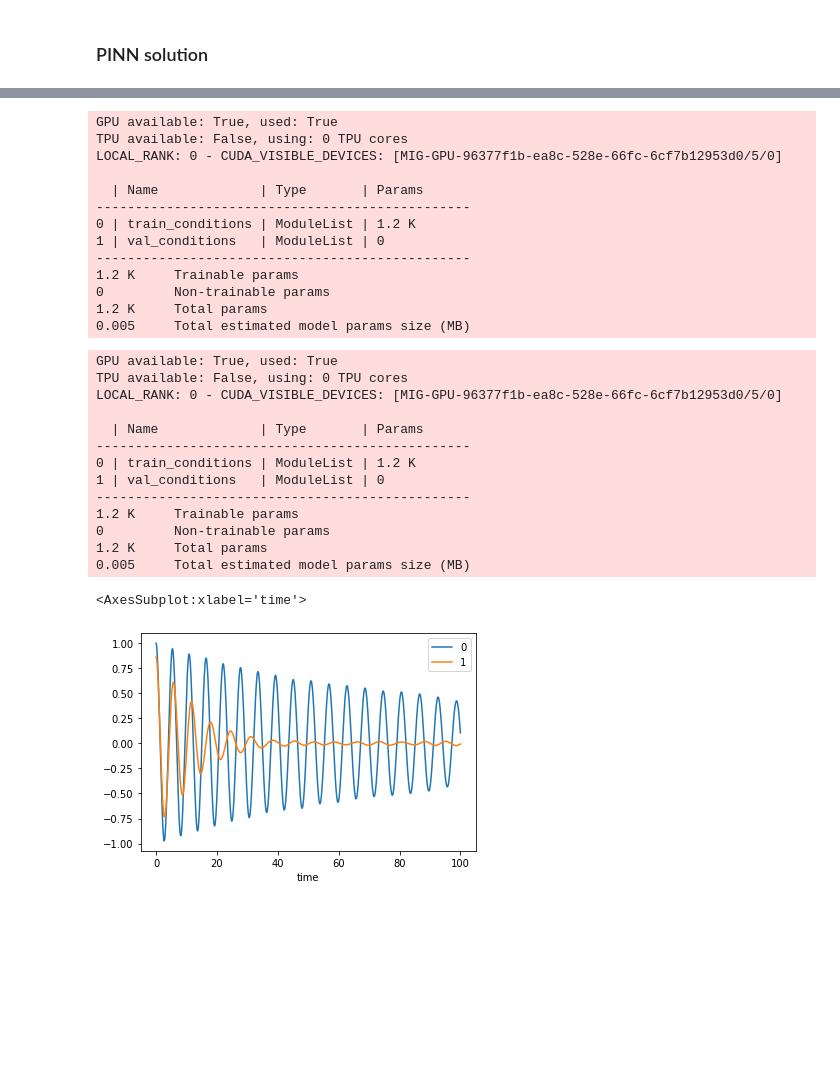
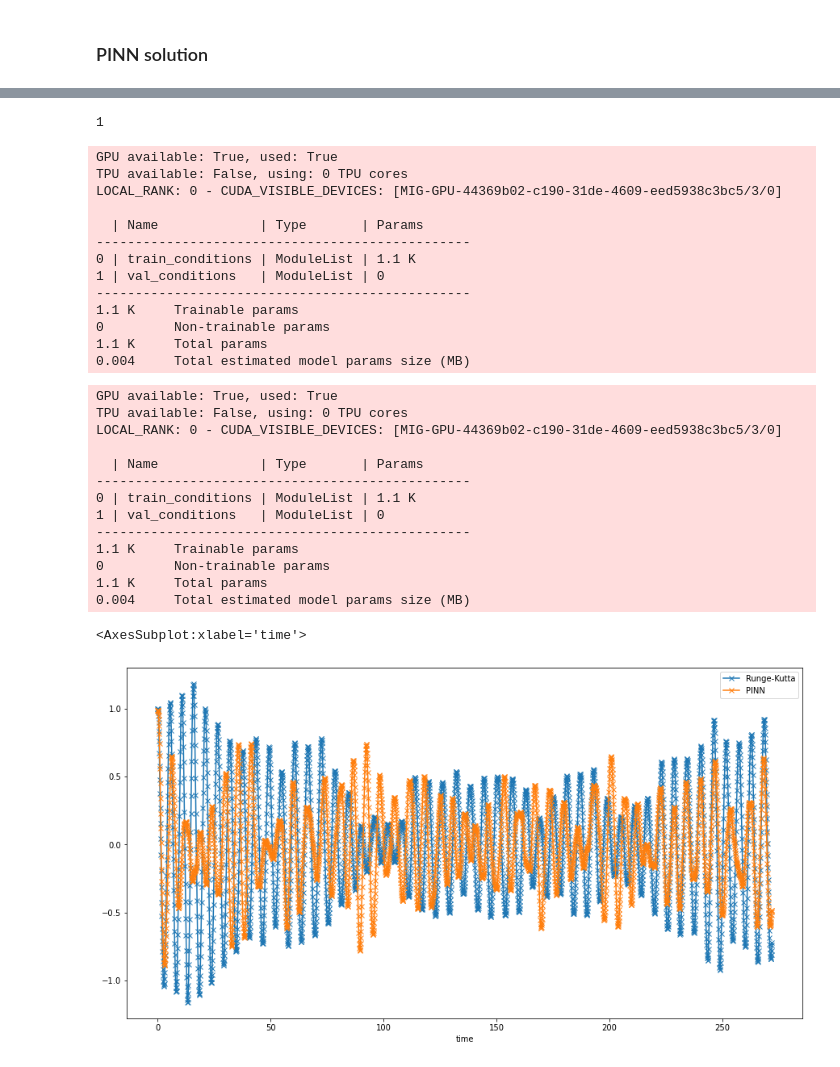
Before and after one commit to boschresearch/torchphysics, a Jupyter notebook: examples/oscillation/duffing_nonlinear.ipynb, the cells around one changed output, grey strips where cells are left out. Drawn from its saved outputs; the diff is of its cells as text; code cells hidden in the pictures; blank space fills up the shorter version.

```diff
--- a/examples/oscillation/duffing_nonlinear.ipynb
+++ b/examples/oscillation/duffing_nonlinear.ipynb
@@ -28,10 +28,11 @@ ode_params = {'D': .01,      # damping constant
               'c_nlin': 0.5  # nonlinearity
              }
 sampling_frequency = 10
-t_end = 100 # sec
+t_end = 272 # sec
 time = np.linspace(0, t_end, t_end*sampling_frequency + 1)
 time_ind = pd.to_timedelta(time, unit="sec")
-f_fac = .025
+f_fac = .25
+x0 = [1, 0] # initial conditions [x0, v0]
 # %% [markdown]
 ### ODE solution
 # %%
@@ -46,7 +47,6 @@ F = pd.Series(np.random.randn(time.shape[0]),
               )# some white noise data on right hand site
 F_inter_func = IUS(time, F, k=1)
 
-x0 = [1, 0] # initial conditions
 numeric_solu = solve_ivp(duffing,
                          t_span=(0, t_end),
                          y0 = x0,
@@ -54,4 +54,4 @@ numeric_solu = solve_ivp(duffing,
                          args=(ode_params['D'], ode_params['c_nlin'], F_inter_func)
                         )
 
-solu = pd.Series(numeric_solu.y[0,:], index=pd.Index(numeric_solu.t, name="time"))
+solu = pd.Series(numeric_solu.y[0,:], index=pd.Index(numeric_solu.t, name="time"), name="Runge-Kutta")
@@ -96,16 +122,16 @@ class Sine(nn.Module):
     def forward(self, Tensor):
         return torch.sin(Tensor)
 
-# model = tp.models.FCN(input_space=T, output_space=U, hidden=(24, 24, 16),
-#                       activations=Sine() #Tanh(), RNN()
-#                       )
+model = tp.models.FCN(input_space=T, output_space=U, hidden=(24, 24, 16),
+                      activations=Sine() #Tanh(), RNN()
+                      )
 
 
-model = tp.models.Sequential(
-    tp.models.NormalizationLayer(A_t),
-    tp.models.FCN(input_space=T, output_space=U, hidden=(32,32, 16),
-                  activations=Sine())
-)
+# model = tp.models.Sequential(
+#     tp.models.NormalizationLayer(A_t),
+#     tp.models.FCN(input_space=T, output_space=U, hidden=(32,32, 16),
+#                   activations=Sine())
+# )
 # %%
 def right_hand_side(t):
     rhs = f_fac * torch.tensor(F_inter_func(t.detach().cpu().numpy()))
@@ -142,6 +168,11 @@ rhs_condition = tp.conditions.PINNCondition(module=model,
                                     sampler=inner_sampler,
                                     residual_fn=rhs_residual,
                                     name='force')
+# %%
+gpus_switch = 1 if torch.cuda.is_available() else None
+gpus_switch
+# %% [output]
+1
 # %%
 #%% Training
 for opti, steps in zip([torch.optim.AdamW, torch.optim.LBFGS], [3500, 250]):
@@ -149,10 +180,10 @@ for opti, steps in zip([torch.optim.AdamW, torch.optim.LBFGS], [3500, 250]):
     solver = tp.solver.Solver([pde_condition,
                                initial_u_condition,
                                initial_v_condition,
-                               rhs_condition
+#                                rhs_condition
                               ], optimizer_setting = opt_setting)
 
-    trainer = pl.Trainer(gpus=1, # or 1 if GPU available
+    trainer = pl.Trainer(gpus=gpus_switch,
                          max_steps = steps,
                          logger=True,
                          benchmark=False,
@@ -162,30 +193,30 @@ for opti, steps in zip([torch.optim.AdamW, torch.optim.LBFGS], [3500, 250]):
 # %% [output]
 GPU available: True, used: True
 TPU available: False, using: 0 TPU cores
-LOCAL_RANK: 0 - CUDA_VISIBLE_DEVICES: [MIG-GPU-96377f1b-ea8c-528e-66fc-6cf7b12953d0/5/0]
+LOCAL_RANK: 0 - CUDA_VISIBLE_DEVICES: [MIG-GPU-44369b02-c190-31de-4609-eed5938c3bc5/3/0]
 
   | Name             | Type       | Params
 ------------------------------------------------
-0 | train_conditions | ModuleList | 1.2 K
+0 | train_conditions | ModuleList | 1.1 K
 1 | val_conditions   | ModuleList | 0
 ------------------------------------------------
-1.2 K     Trainable params
+1.1 K     Trainable params
 0         Non-trainable params
-1.2 K     Total params
-0.005     Total estimated model params size (MB)
+1.1 K     Total params
+0.004     Total estimated model params size (MB)
 GPU available: True, used: True
 TPU available: False, using: 0 TPU cores
-LOCAL_RANK: 0 - CUDA_VISIBLE_DEVICES: [MIG-GPU-96377f1b-ea8c-528e-66fc-6cf7b12953d0/5/0]
+LOCAL_RANK: 0 - CUDA_VISIBLE_DEVICES: [MIG-GPU-44369b02-c190-31de-4609-eed5938c3bc5/3/0]
 
   | Name             | Type       | Params
 ------------------------------------------------
-0 | train_conditions | ModuleList | 1.2 K
+0 | train_conditions | ModuleList | 1.1 K
 1 | val_conditions   | ModuleList | 0
 ------------------------------------------------
-1.2 K     Trainable params
+1.1 K     Trainable params
 0         Non-trainable params
-1.2 K     Total params
-0.005     Total estimated model params size (MB)
+1.1 K     Total params
+0.004     Total estimated model params size (MB)
 # %%
 #%% Prediction
 time_tensor = torch.tensor(time)
@@ -196,11 +227,11 @@ grid_points = grid_sampler.sample_points()
 model_out = model(grid_points)
 pinn_solu = pd.Series(np.interp(solu.index, grid_points.as_tensor.detach().numpy().ravel(),
                                 model_out.as_tensor.detach().numpy().ravel()),
-                      index=solu.index
+                      index=solu.index, name="PINN"
                      )
 solu_comb = pd.concat((solu, pinn_solu), axis=1)
 # %%
-solu_comb.plot()
+solu_comb.plot(marker="x", figsize=(15,8))
 # %% [output]
 <AxesSubplot:xlabel='time'>
-[figure, old version]
+[figure, new version]
```
Also changed, not shown: parts of 5 cells of this notebook.
